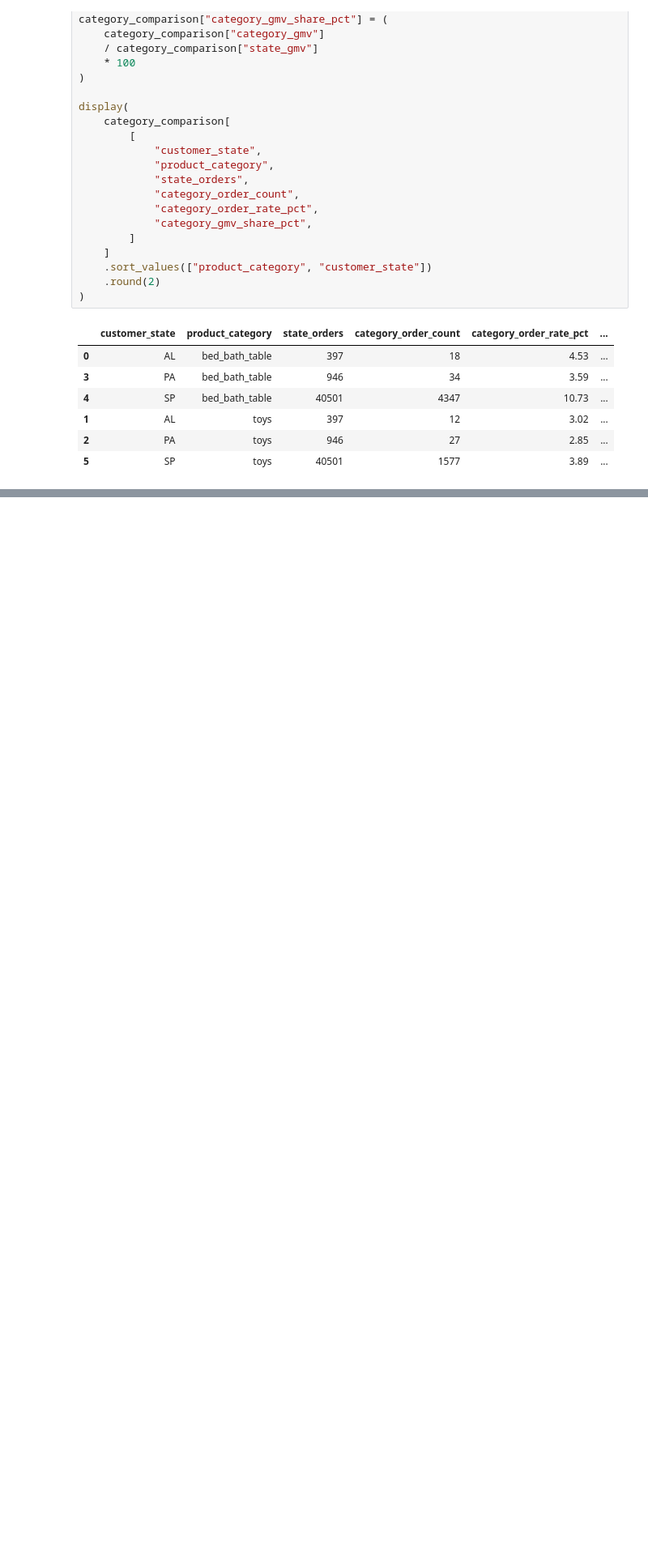
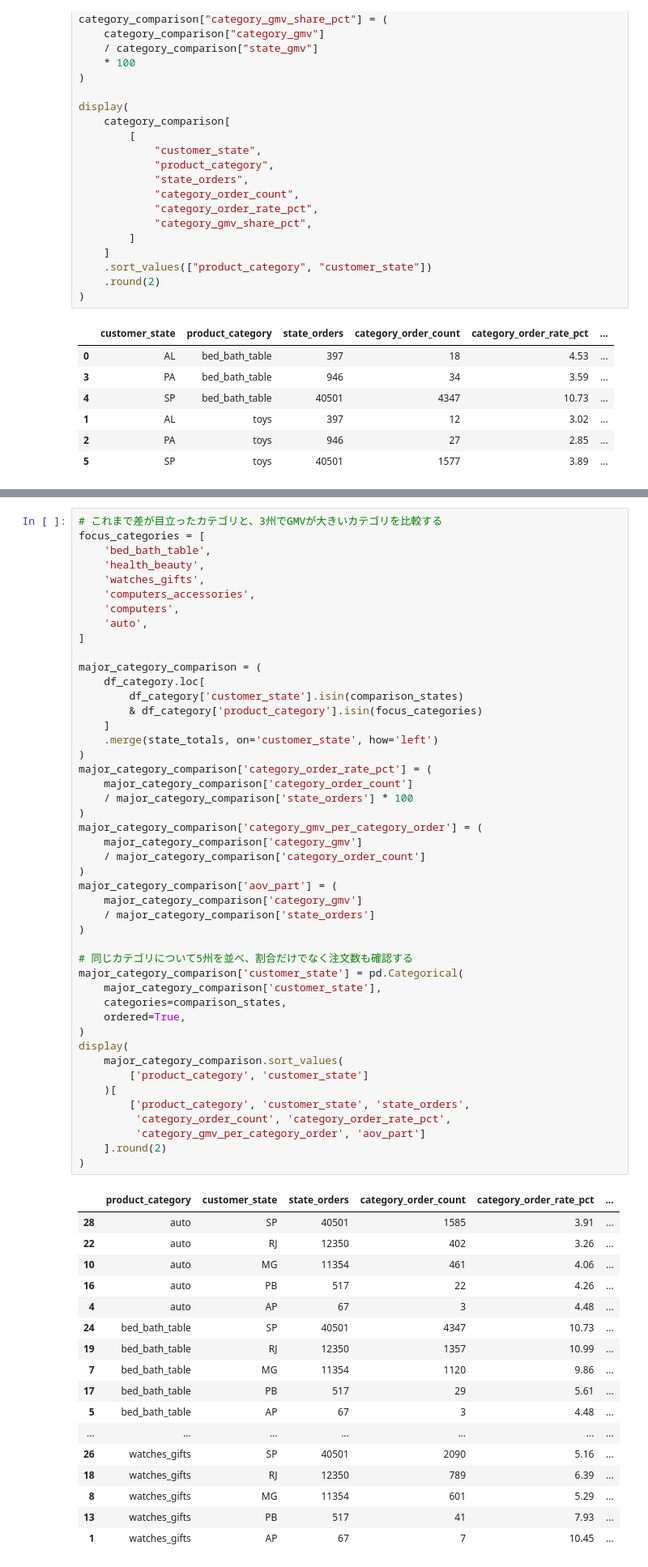
Before and after one commit to RyoShimoda/AWS_Python_data_analysis, a Jupyter notebook: notebooks/sales_by_category_state.ipynb, the cells around one changed output, grey strips where cells are left out. Shown at 81% size. Cells and saved outputs as stored; diff of their text form; blank space fills up the shorter version.

```diff
--- a/notebooks/sales_by_category_state.ipynb
+++ b/notebooks/sales_by_category_state.ipynb
@@ -536,0 +578,64 @@ display(
+# %%
+# これまで差が目立ったカテゴリと、3州でGMVが大きいカテゴリを比較する
+focus_categories = [
+    'bed_bath_table',
+    'health_beauty',
+    'watches_gifts',
+    'computers_accessories',
+    'computers',
+    'auto',
+]
+
+major_category_comparison = (
+    df_category.loc[
+        df_category['customer_state'].isin(comparison_states)
+        & df_category['product_category'].isin(focus_categories)
+    ]
+    .merge(state_totals, on='customer_state', how='left')
+)
+major_category_comparison['category_order_rate_pct'] = (
+    major_category_comparison['category_order_count']
+    / major_category_comparison['state_orders'] * 100
+)
+major_category_comparison['category_gmv_per_category_order'] = (
+    major_category_comparison['category_gmv']
+    / major_category_comparison['category_order_count']
+)
+major_category_comparison['aov_part'] = (
+    major_category_comparison['category_gmv']
+    / major_category_comparison['state_orders']
+)
+
+# 同じカテゴリについて5州を並べ、割合だけでなく注文数も確認する
+major_category_comparison['customer_state'] = pd.Categorical(
+    major_category_comparison['customer_state'],
+    categories=comparison_states,
+    ordered=True,
+)
+display(
+    major_category_comparison.sort_values(
+        ['product_category', 'customer_state']
+    )[
+        ['product_category', 'customer_state', 'state_orders',
+         'category_order_count', 'category_order_rate_pct',
+         'category_gmv_per_category_order', 'aov_part']
+    ].round(2)
+)
+# %% [output]
+|  | product_category | customer_state | state_orders | category_order_count | category_order_rate_pct | ... |
+| 28 | auto | SP | 40501 | 1585 | 3.91 | ... |
+| 22 | auto | RJ | 12350 | 402 | 3.26 | ... |
+| 10 | auto | MG | 11354 | 461 | 4.06 | ... |
+| 16 | auto | PB | 517 | 22 | 4.26 | ... |
+| 4 | auto | AP | 67 | 3 | 4.48 | ... |
+| 24 | bed_bath_table | SP | 40501 | 4347 | 10.73 | ... |
+| 19 | bed_bath_table | RJ | 12350 | 1357 | 10.99 | ... |
+| 7 | bed_bath_table | MG | 11354 | 1120 | 9.86 | ... |
+| 17 | bed_bath_table | PB | 517 | 29 | 5.61 | ... |
+| 5 | bed_bath_table | AP | 67 | 3 | 4.48 | ... |
+| ... | ... | ... | ... | ... | ... | ... |
+| 26 | watches_gifts | SP | 40501 | 2090 | 5.16 | ... |
+| 18 | watches_gifts | RJ | 12350 | 789 | 6.39 | ... |
+| 8 | watches_gifts | MG | 11354 | 601 | 5.29 | ... |
+| 13 | watches_gifts | PB | 517 | 41 | 7.93 | ... |
+| 1 | watches_gifts | AP | 67 | 7 | 10.45 | ... |
```
Also changed, not shown: parts of 6 cells of this notebook, 5 other files.
